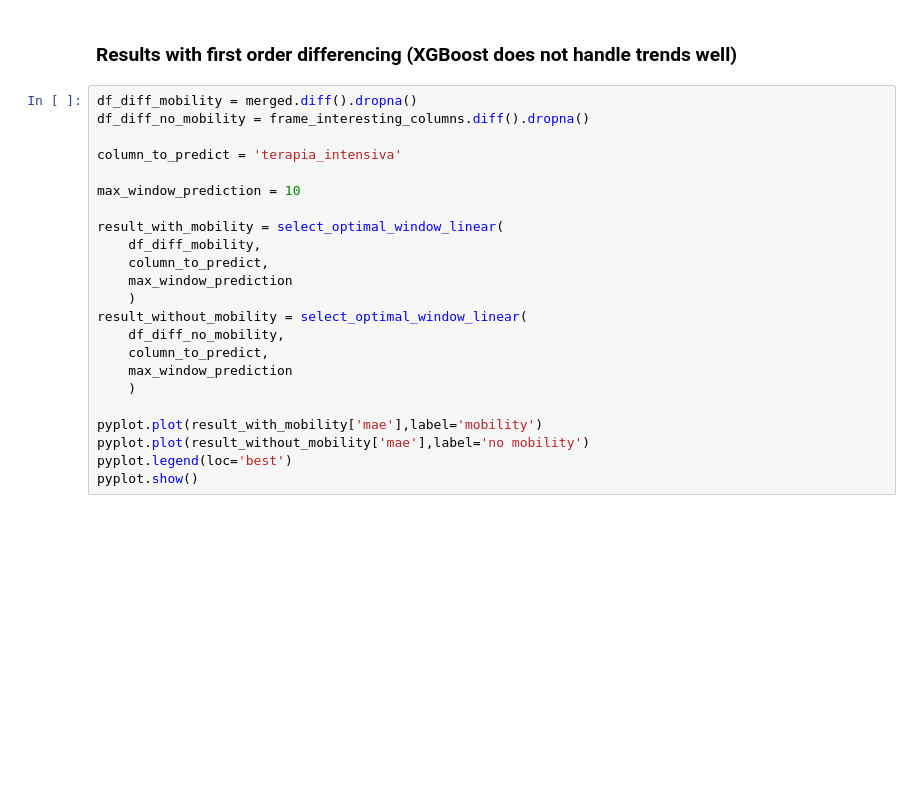
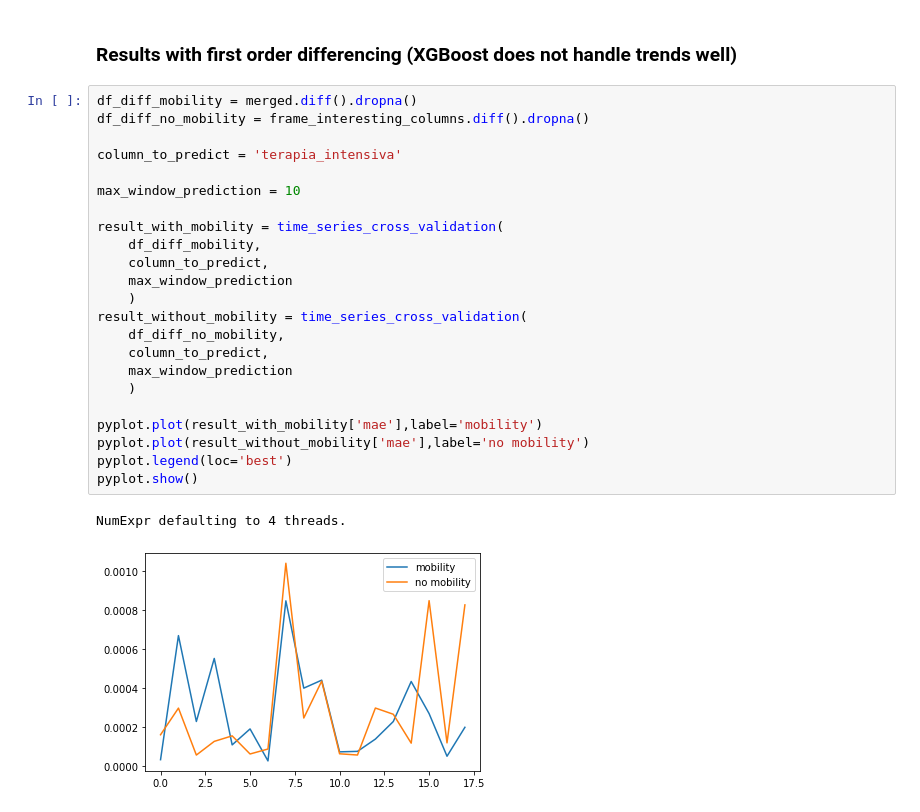
Before and after one commit to marco-mazzoli/progetto-tesi, a Jupyter notebook: data-extraction.ipynb, the cells around one changed output. Saved outputs shown, nothing was run; the diff lists cells and outputs as text; blank space fills up the shorter version.

```diff
--- a/data-extraction.ipynb
+++ b/data-extraction.ipynb
@@ -165,26 +190,29 @@ pyplot.show()
 # %%
 df_diff_mobility = merged.diff().dropna()
 df_diff_no_mobility = frame_interesting_columns.diff().dropna()
 
 column_to_predict = 'terapia_intensiva'
 
 max_window_prediction = 10
 
-result_with_mobility = select_optimal_window_linear(
+result_with_mobility = time_series_cross_validation(
     df_diff_mobility,
     column_to_predict,
     max_window_prediction
     )
-result_without_mobility = select_optimal_window_linear(
+result_without_mobility = time_series_cross_validation(
     df_diff_no_mobility,
     column_to_predict,
     max_window_prediction
     )
 
 pyplot.plot(result_with_mobility['mae'],label='mobility')
 pyplot.plot(result_without_mobility['mae'],label='no mobility')
 pyplot.legend(loc='best')
 pyplot.show()
+# %% [output]
+NumExpr defaulting to 4 threads.
+[figure, added]
 # %%
 n_days = 300
 n_predictions = 15
```
Also changed, not shown: parts of 10 cells of this notebook, 1 other file.
